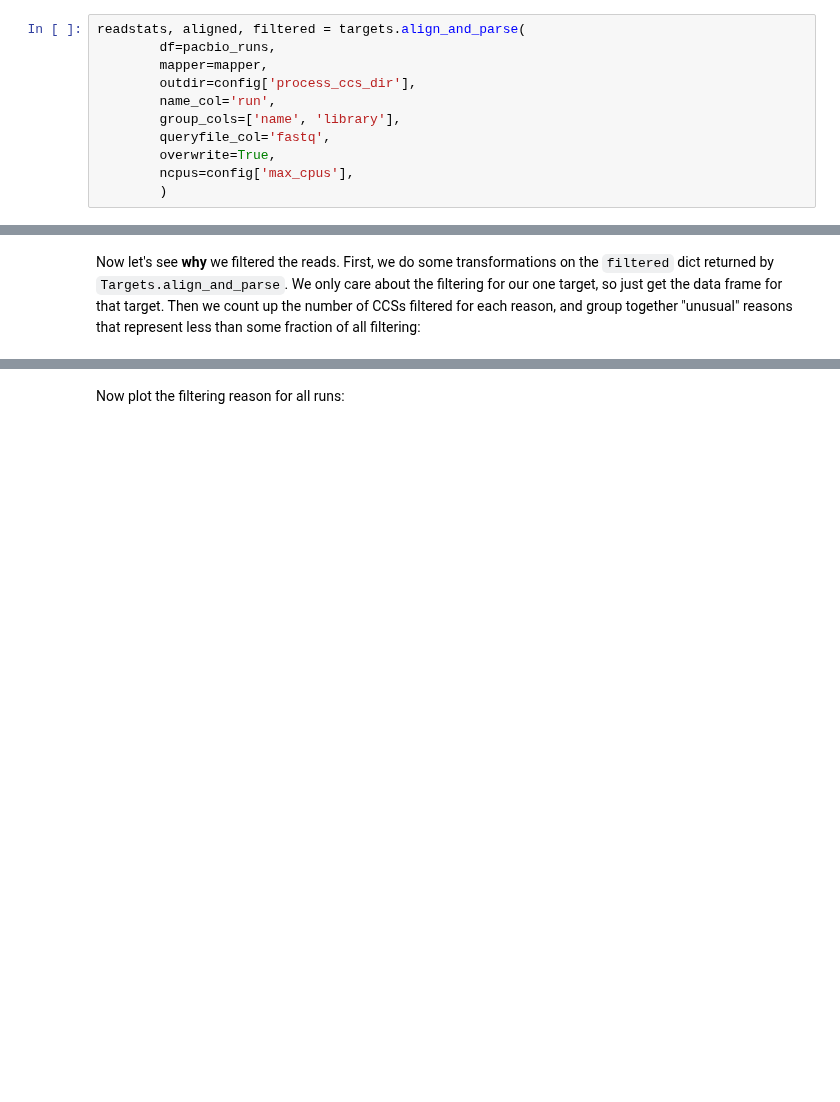
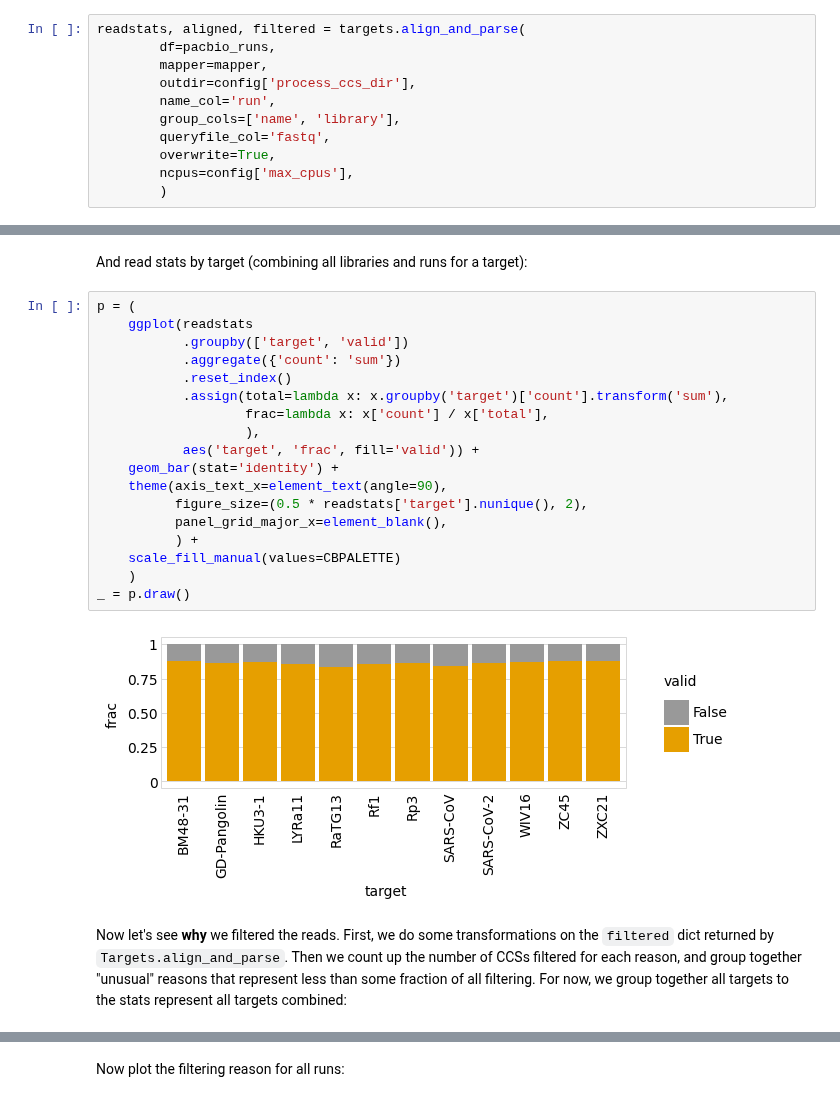
Before and after one commit to jbloomlab/SARS-CoV-2-RBD_DMS, a Jupyter notebook: process_ccs.ipynb, the cells around one changed output, grey strips where cells are left out. Drawn from its saved outputs; the diff is of its cells as text; blank space fills up the shorter version.

```diff
--- a/process_ccs.ipynb
+++ b/process_ccs.ipynb
@@ -239,6 +279,28 @@ _ = p.draw()
+# %% [markdown]
+And read stats by target (combining all libraries and runs for a target):
+# %%
+p = (
+    ggplot(readstats
+           .groupby(['target', 'valid'])
+           .aggregate({'count': 'sum'})
+           .reset_index()
+           .assign(total=lambda x: x.groupby('target')['count'].transform('sum'),
+                   frac=lambda x: x['count'] / x['total'],
+                   ),
+           aes('target', 'frac', fill='valid')) +
+    geom_bar(stat='identity') +
+    theme(axis_text_x=element_text(angle=90),
+          figure_size=(0.5 * readstats['target'].nunique(), 2),
+          panel_grid_major_x=element_blank(),
+          ) +
+    scale_fill_manual(values=CBPALETTE)
+    )
+_ = p.draw()
+# %% [output]
+[figure, added]
 # %% [markdown]
 Now let's see **why** we filtered the reads.
 First, we do some transformations on the `filtered` dict returned by `Targets.align_and_parse`.
-We only care about the filtering for our one target, so just get the data frame for that target.
-Then we count up the number of CCSs filtered for each reason, and group together "unusual" reasons that represent less than some fraction of all filtering:
+Then we count up the number of CCSs filtered for each reason, and group together "unusual" reasons that represent less than some fraction of all filtering.
+For now, we group together all targets to the stats represent all targets combined:
 # %%
```
Also changed, not shown: parts of 18 cells of this notebook, 12 other files.
